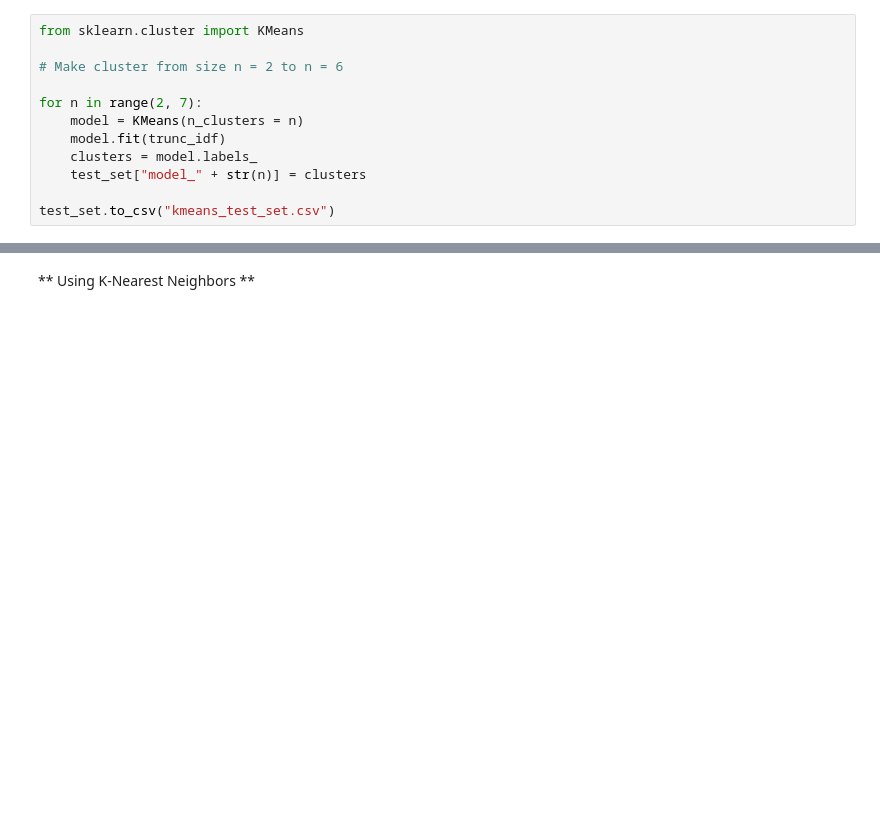
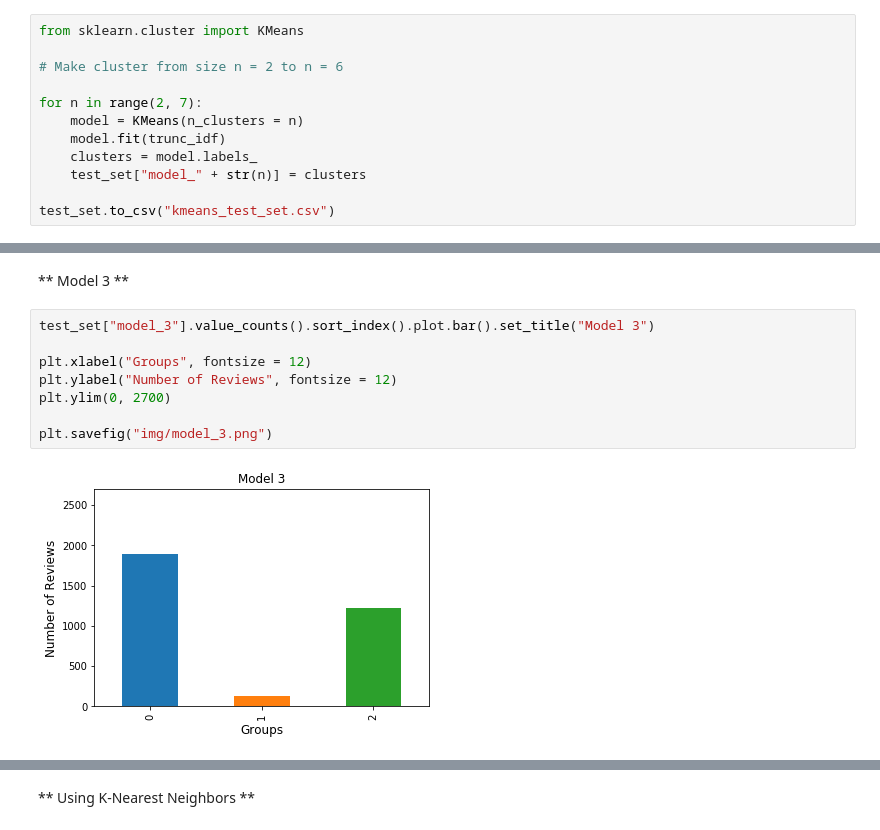
Before and after one commit to BetoBob/PolyRatings-Analysis, a Jupyter notebook: machine_learning.ipynb, the cells around one changed output, grey strips where cells are left out. Saved outputs shown, nothing was run; the diff lists cells and outputs as text; blank space fills up the shorter version.

```diff
--- a/machine_learning.ipynb
+++ b/machine_learning.ipynb
@@ -57,0 +209,12 @@ test_set.to_csv("kmeans_test_set.csv")
+# %% [markdown]
+** Model 3 **
+# %%
+test_set["model_3"].value_counts().sort_index().plot.bar().set_title("Model 3")
+
+plt.xlabel("Groups", fontsize = 12)
+plt.ylabel("Number of Reviews", fontsize = 12)
+plt.ylim(0, 2700)
+
+plt.savefig("img/model_3.png")
+# %% [output]
+[figure, added]
```
Also changed, not shown: parts of 37 cells of this notebook, 3 other files.
